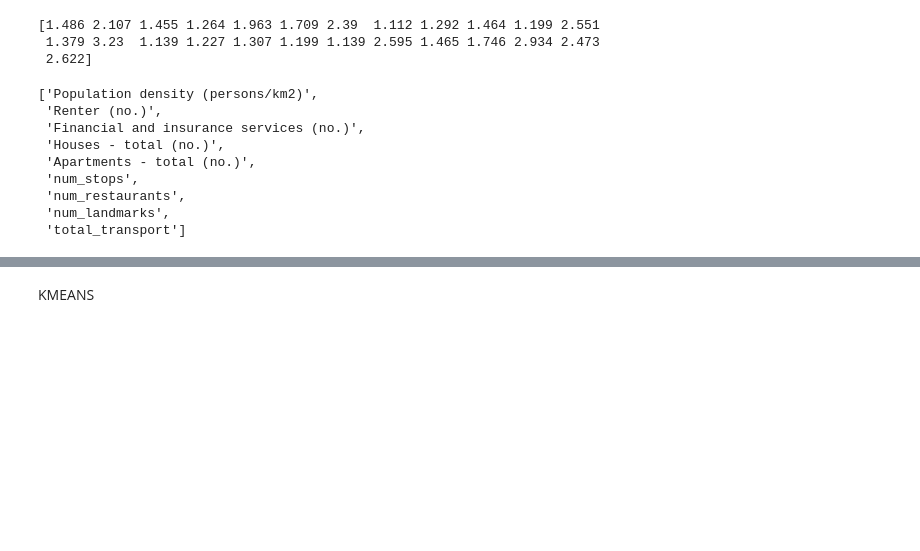
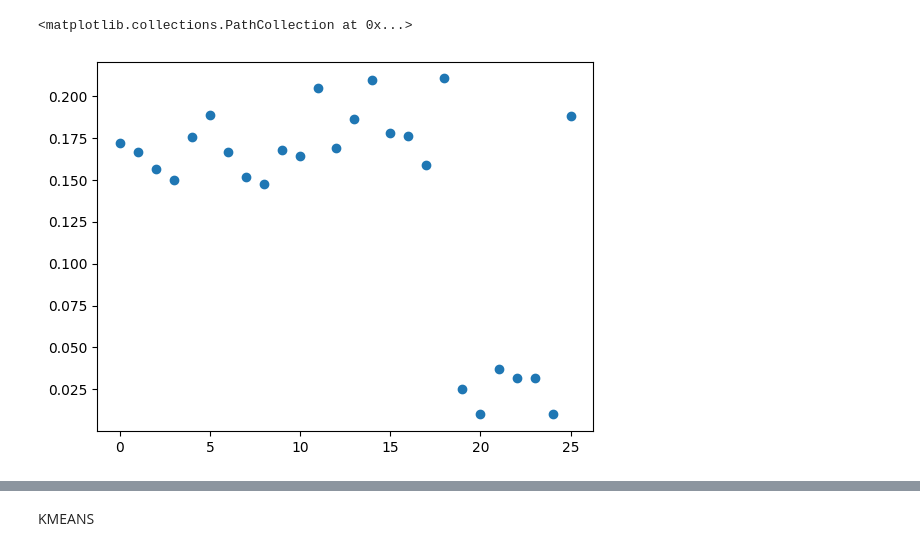
Before and after one commit to vanessagraciia/Real-Estate-Industry-Project, a Jupyter notebook: notebooks/question1.ipynb, the cells around one changed output, grey strips where cells are left out. Saved outputs shown, nothing was run; the diff lists cells and outputs as text; code cells hidden in the pictures; blank space fills up the shorter version.

```diff
--- a/notebooks/question1.ipynb
+++ b/notebooks/question1.ipynb
@@ -56,40 +76,16 @@ sns.heatmap(heatmap_data.corr())
-# %%
-#continous
-test = SelectKBest(score_func=f_classif, k=9)
-fit = test.fit(X, y)
-
-# Summarize scores
-np.set_printoptions(precision=3)
-print(fit.scores_)
-
-new_features = fit.transform(X)
-
-new_features.shape
-
-
-mask = fit.get_support() #list of booleans
-best_features = [] # The list of your K best features
-
-for bool_val, feature in zip(mask, features):
-    if bool_val:
-        best_features.append(feature)
-
-best_features
-# %% [output]
-[1.486 2.107 1.455 1.264 1.963 1.709 2.39  1.112 1.292 1.464 1.199 2.551
- 1.379 3.23  1.139 1.227 1.307 1.199 1.139 2.595 1.465 1.746 2.934 2.473
- 2.622]
-['Population density (persons/km2)',
- 'Renter (no.)',
- 'Financial and insurance services (no.)',
- 'Houses - total (no.)',
- 'Apartments - total (no.)',
- 'num_stops',
- 'num_restaurants',
- 'num_landmarks',
- 'total_transport']
 # %%
 encoder = LabelEncoder()
 y_encoded = encoder.fit_transform(y)
 
 X_train, X_test, y_train, y_test = train_test_split(X, y_encoded, test_size = 0.2, random_state=20037)
+# %%
+test = SelectKBest(score_func=mutual_info_classif, k=26)
+fit = test.fit(X, y_encoded)
+
+# Summarize scores
+np.set_printoptions(precision=3)
+i= range(26)
+plt.scatter(i, fit.scores_)
+# %% [output]
+<matplotlib.collections.PathCollection at 0x...>
+[figure, added]
```
Also changed, not shown: parts of 12 cells of this notebook.
